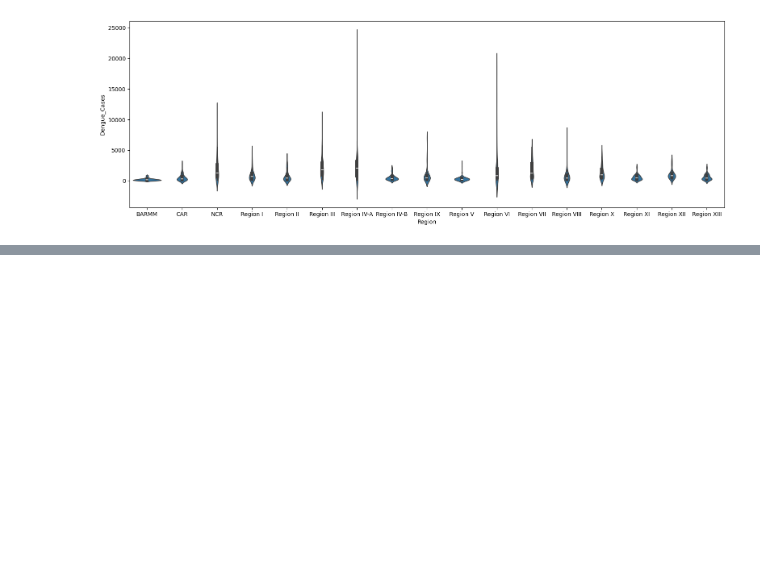
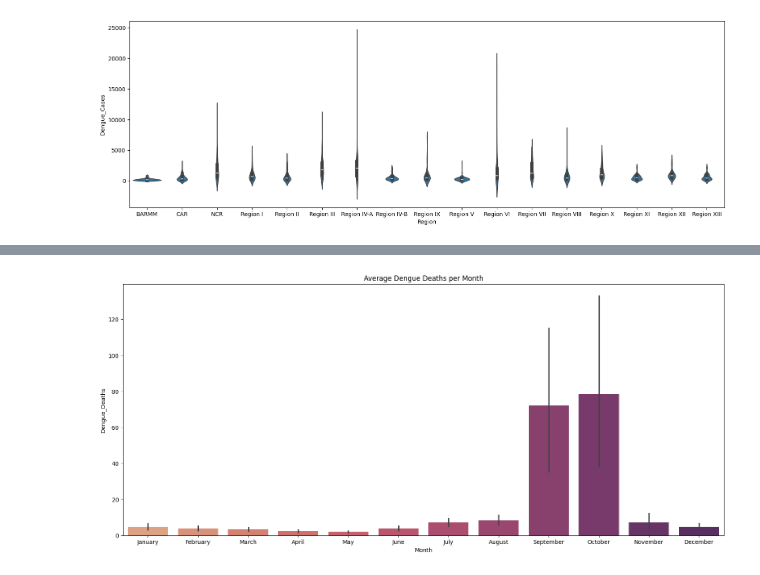
Before and after one commit to akagail/ITD-3B, a Jupyter notebook: activity5.ipynb, the cells around one changed output, grey strips where cells are left out. Cells and saved outputs as stored; diff of their text form; code cells hidden in the pictures; blank space fills up the shorter version.

```diff
--- a/activity5.ipynb
+++ b/activity5.ipynb
@@ -92,0 +161,7 @@ plt.show()
+# %%
+sns.barplot(data=monthly_average, x='Month', y='Dengue_Deaths', palette='flare')
+plt.title('Average Dengue Deaths per Month')
+plt.gcf().set_size_inches(19, 8)
+plt.show()
+# %% [output]
+[figure, added]
```
Also changed, not shown: parts of 34 cells of this notebook.
